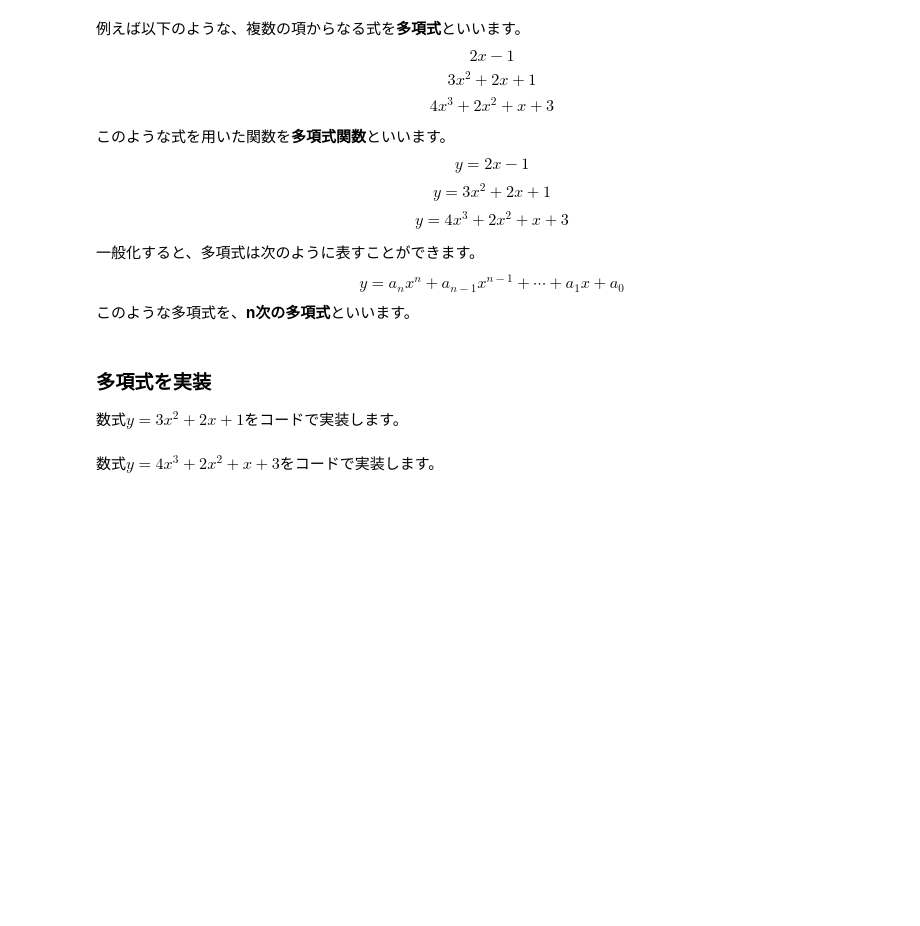
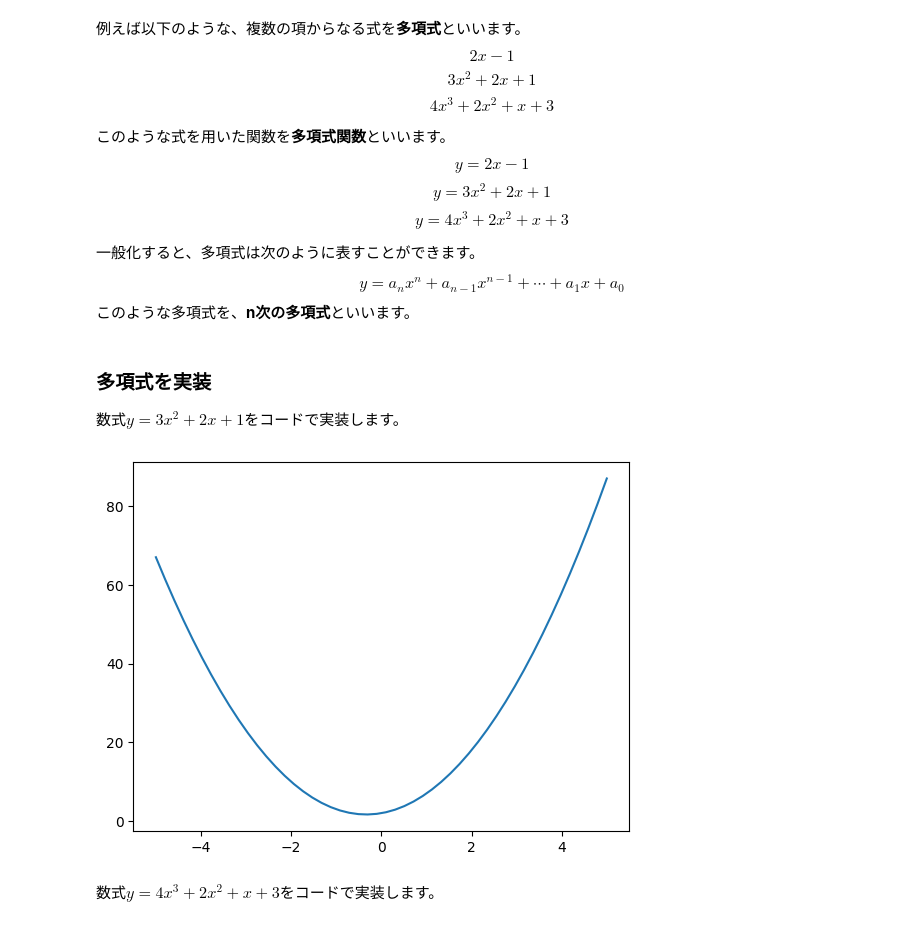
Before and after one commit to yuukimotai/UsedApart_PricePred, a Jupyter notebook: math_for_ai/Section_4/poly­nomial_lesson.ipynb, the cells around one changed output. Cells and saved outputs as stored; diff of their text form; code cells hidden in the pictures; blank space fills up the shorter version.

```diff
--- a/math_for_ai/Section_4/poly­nomial_lesson.ipynb
+++ b/math_for_ai/Section_4/poly­nomial_lesson.ipynb
@@ -20,5 +20,18 @@ $$y = a_nx^n+a_{n-1}x^{n-1}+\cdots+a_1x+ a_0$$
 # %% [markdown]
 ### 多項式を実装
 数式$y=3x^2+2x+1$をコードで実装します。
+# %%
+import numpy as np
+import matplotlib.pyplot as plt
+
+def my_func(x):
+    return 3*x**2 +1 + 2*x + 1
+x = np.linspace(-5,5)
+y = my_func(x)
+
+plt.plot(x,y)
+plt.show()
+# %% [output]
+[figure, added]
 # %% [markdown]
 数式$y=4x^3+2x^2+x+3$をコードで実装します。
```
Also changed, not shown: parts of 2 cells of this notebook.
